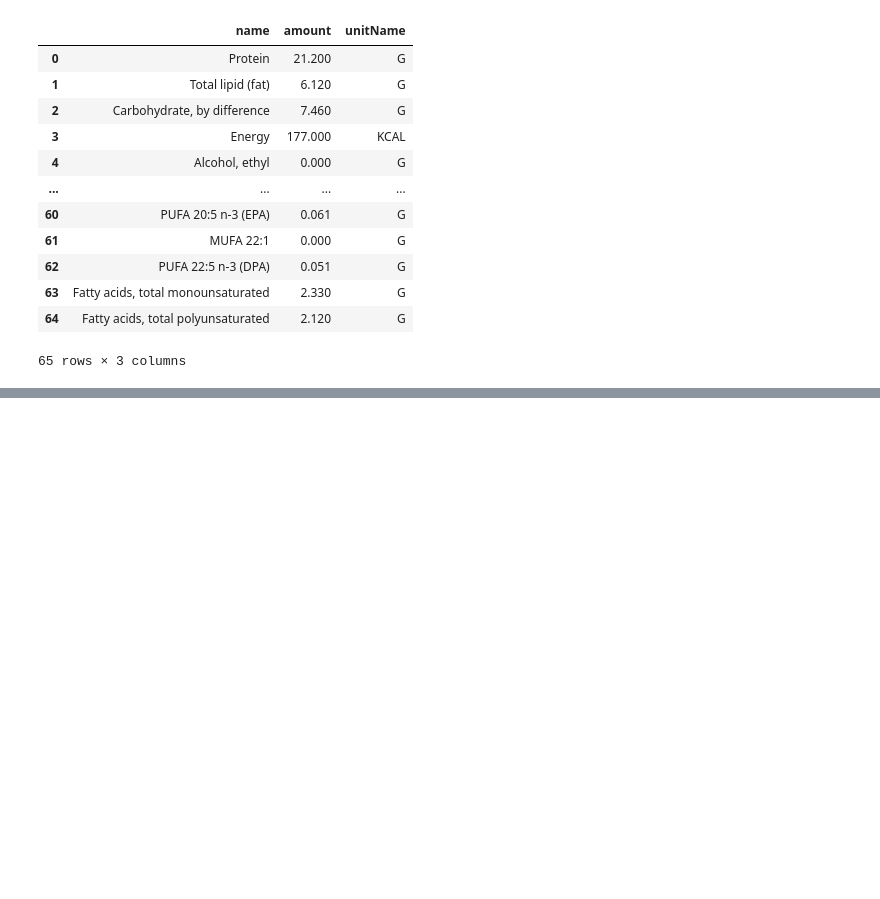
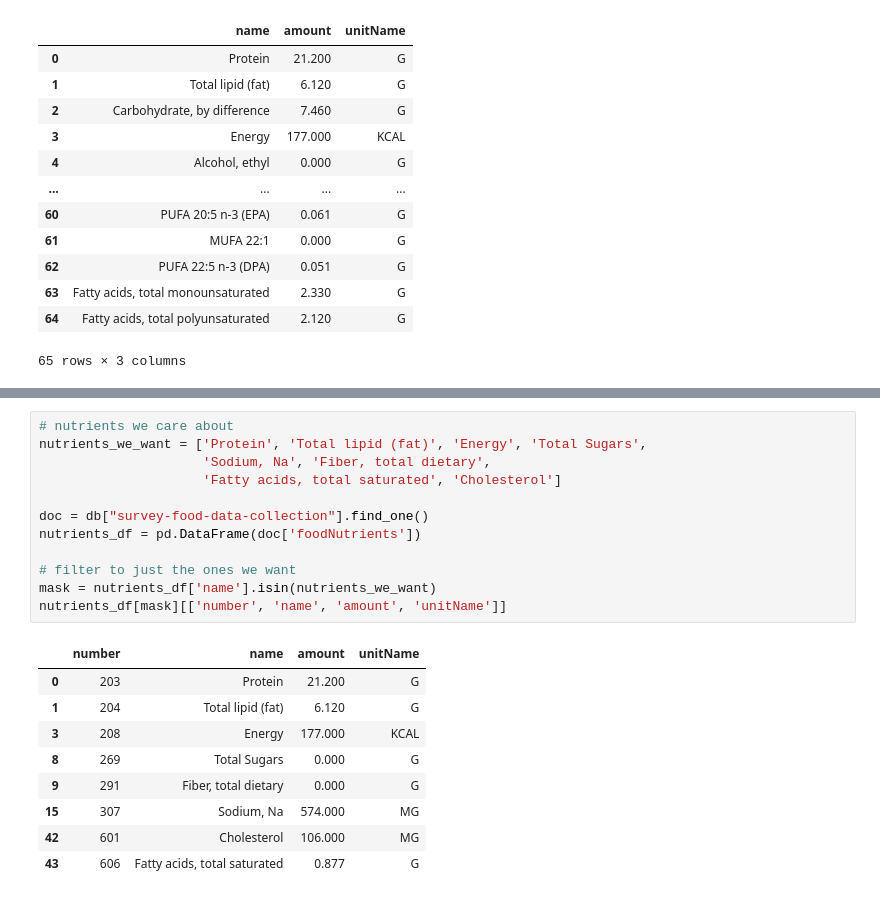
Before and after one commit to jennarashko/food-health-pipeline, a Jupyter notebook: explore_usda_api.ipynb, the cells around one changed output, grey strips where cells are left out. Cells and saved outputs as stored; diff of their text form; blank space fills up the shorter version.

```diff
--- a/explore_usda_api.ipynb
+++ b/explore_usda_api.ipynb
@@ -163,0 +288,22 @@ Calories: [177]
+# %%
+# nutrients we care about
+nutrients_we_want = ['Protein', 'Total lipid (fat)', 'Energy', 'Total Sugars',
+                     'Sodium, Na', 'Fiber, total dietary',
+                     'Fatty acids, total saturated', 'Cholesterol']
+
+doc = db["survey-food-data-collection"].find_one()
+nutrients_df = pd.DataFrame(doc['foodNutrients'])
+
+# filter to just the ones we want
+mask = nutrients_df['name'].isin(nutrients_we_want)
+nutrients_df[mask][['number', 'name', 'amount', 'unitName']]
+# %% [output]
+|  | number | name | amount | unitName |
+| 0 | 203 | Protein | 21.200 | G |
+| 1 | 204 | Total lipid (fat) | 6.120 | G |
+| 3 | 208 | Energy | 177.000 | KCAL |
+| 8 | 269 | Total Sugars | 0.000 | G |
+| 9 | 291 | Fiber, total dietary | 0.000 | G |
+| 15 | 307 | Sodium, Na | 574.000 | MG |
+| 42 | 601 | Cholesterol | 106.000 | MG |
+| 43 | 606 | Fatty acids, total saturated | 0.877 | G |
```
Also changed, not shown: parts of 10 cells of this notebook, 1 other file.
